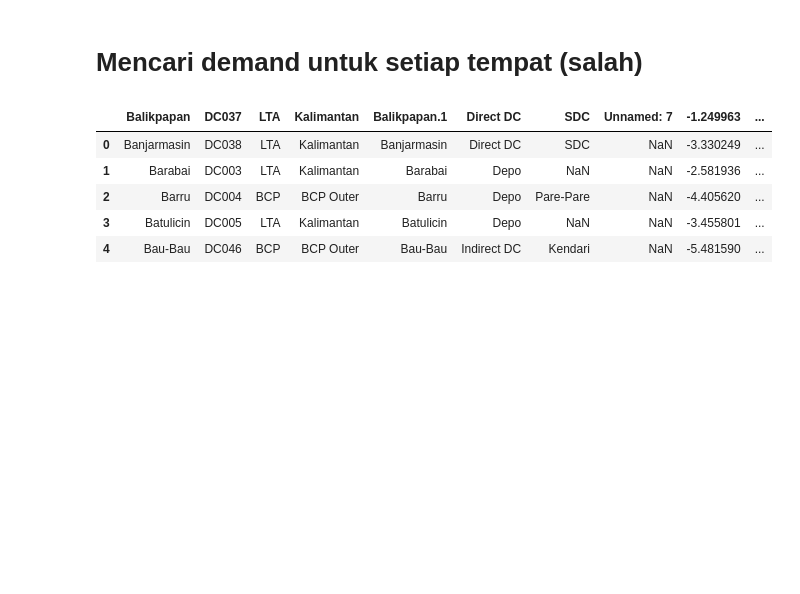
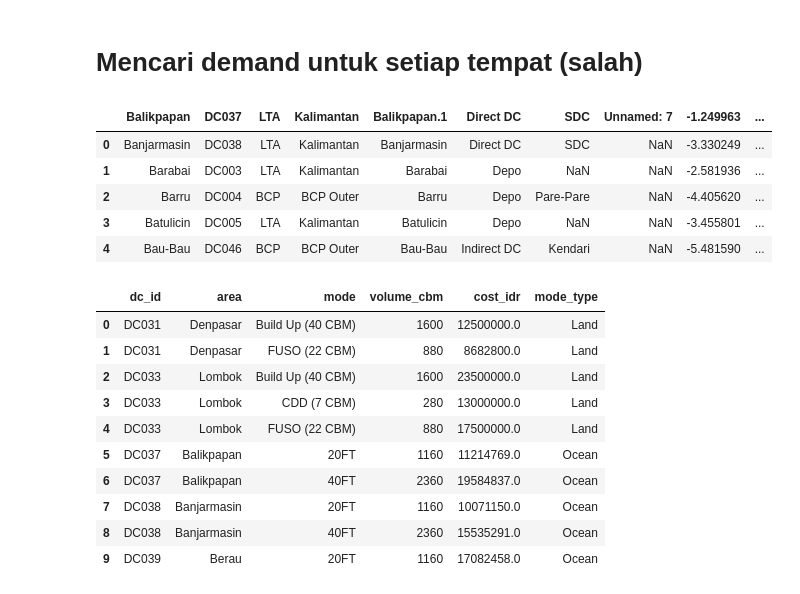
Before and after one commit to neshafwana30/Datathon, a Jupyter notebook: datathon.ipynb, the cells around one changed output. Cells and saved outputs as stored; diff of their text form; code cells hidden in the pictures; blank space fills up the shorter version.

```diff
--- a/datathon.ipynb
+++ b/datathon.ipynb
@@ -824,3 +813,17 @@ df_dc.head()
 | 2 | Barru | DC004 | BCP | BCP Outer | Barru | Depo | Pare-Pare | NaN | -4.405620 | ... |
 | 3 | Batulicin | DC005 | LTA | Kalimantan | Batulicin | Depo | NaN | NaN | -3.455801 | ... |
 | 4 | Bau-Bau | DC046 | BCP | BCP Outer | Bau-Bau | Indirect DC | Kendari | NaN | -5.481590 | ... |
+# %%
+df_edges.head(10)
+# %% [output]
+|  | dc_id | area | mode | volume_cbm | cost_idr | mode_type |
+| 0 | DC031 | Denpasar | Build Up (40 CBM) | 1600 | 12500000.0 | Land |
+| 1 | DC031 | Denpasar | FUSO (22 CBM) | 880 | 8682800.0 | Land |
+| 2 | DC033 | Lombok | Build Up (40 CBM) | 1600 | 23500000.0 | Land |
+| 3 | DC033 | Lombok | CDD (7 CBM) | 280 | 13000000.0 | Land |
+| 4 | DC033 | Lombok | FUSO (22 CBM) | 880 | 17500000.0 | Land |
+| 5 | DC037 | Balikpapan | 20FT | 1160 | 11214769.0 | Ocean |
+| 6 | DC037 | Balikpapan | 40FT | 2360 | 19584837.0 | Ocean |
+| 7 | DC038 | Banjarmasin | 20FT | 1160 | 10071150.0 | Ocean |
+| 8 | DC038 | Banjarmasin | 40FT | 2360 | 15535291.0 | Ocean |
+| 9 | DC039 | Berau | 20FT | 1160 | 17082458.0 | Ocean |
```
Also changed, not shown: parts of 3 cells of this notebook, 8 other files.
